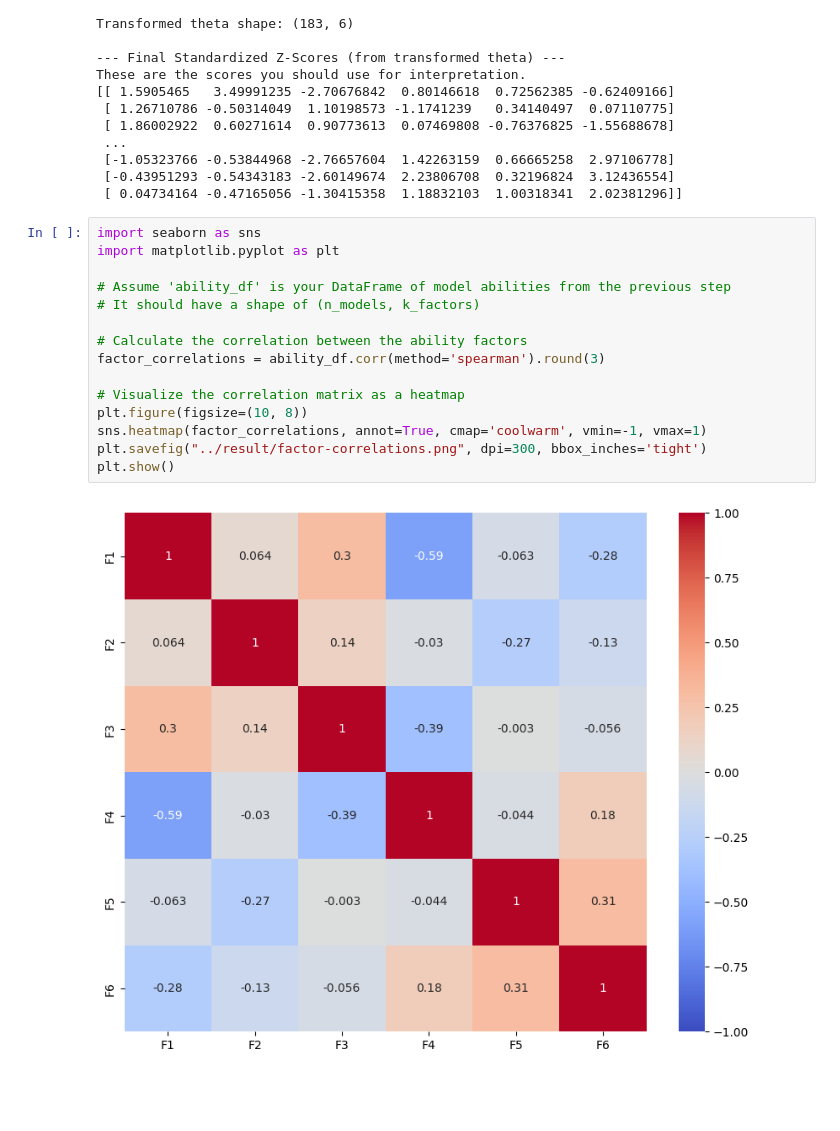
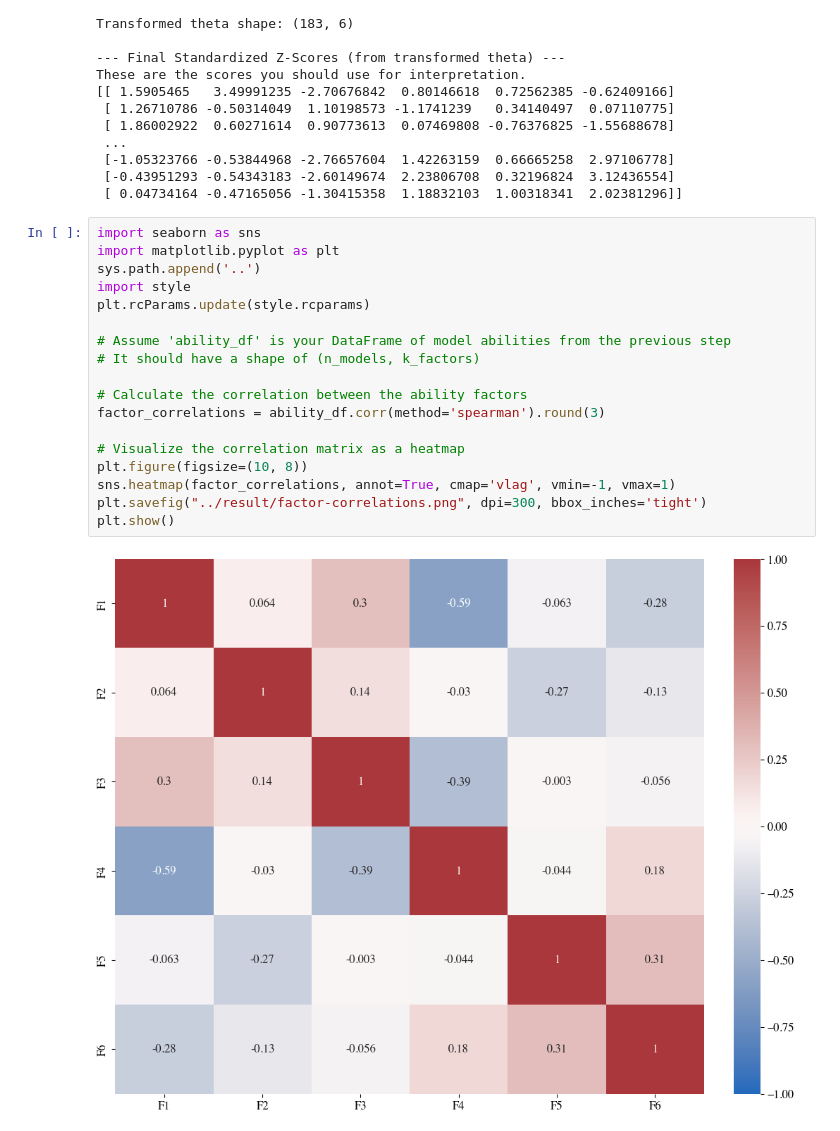
Before and after one commit to ronanhansel/reeval-multi, a Jupyter notebook: mirt-official/eda.ipynb, the cells around one changed output. Saved outputs shown, nothing was run; the diff lists cells and outputs as text; blank space fills up the shorter version.

Commit message:
feat: cleanup and plots

```diff
--- a/mirt-official/eda.ipynb
+++ b/mirt-official/eda.ipynb
@@ -246,20 +246,23 @@ These are the scores you should use for interpretation.
 # %%
 import seaborn as sns
 import matplotlib.pyplot as plt
+sys.path.append('..')
+import style
+plt.rcParams.update(style.rcparams)
 
 # Assume 'ability_df' is your DataFrame of model abilities from the previous step
 # It should have a shape of (n_models, k_factors)
 
 # Calculate the correlation between the ability factors
 factor_correlations = ability_df.corr(method='spearman').round(3)
 
 # Visualize the correlation matrix as a heatmap
 plt.figure(figsize=(10, 8))
-sns.heatmap(factor_correlations, annot=True, cmap='coolwarm', vmin=-1, vmax=1)
+sns.heatmap(factor_correlations, annot=True, cmap='vlag', vmin=-1, vmax=1)
 plt.savefig("../result/factor-correlations.png", dpi=300, bbox_inches='tight')
 plt.show()
 # %% [output]
-[figure, old version]
+[figure, new version]
 # %%
 import pandas as pd
 import seaborn as sns
```
Also changed, not shown: parts of 7 cells of this notebook, 19 other files.
